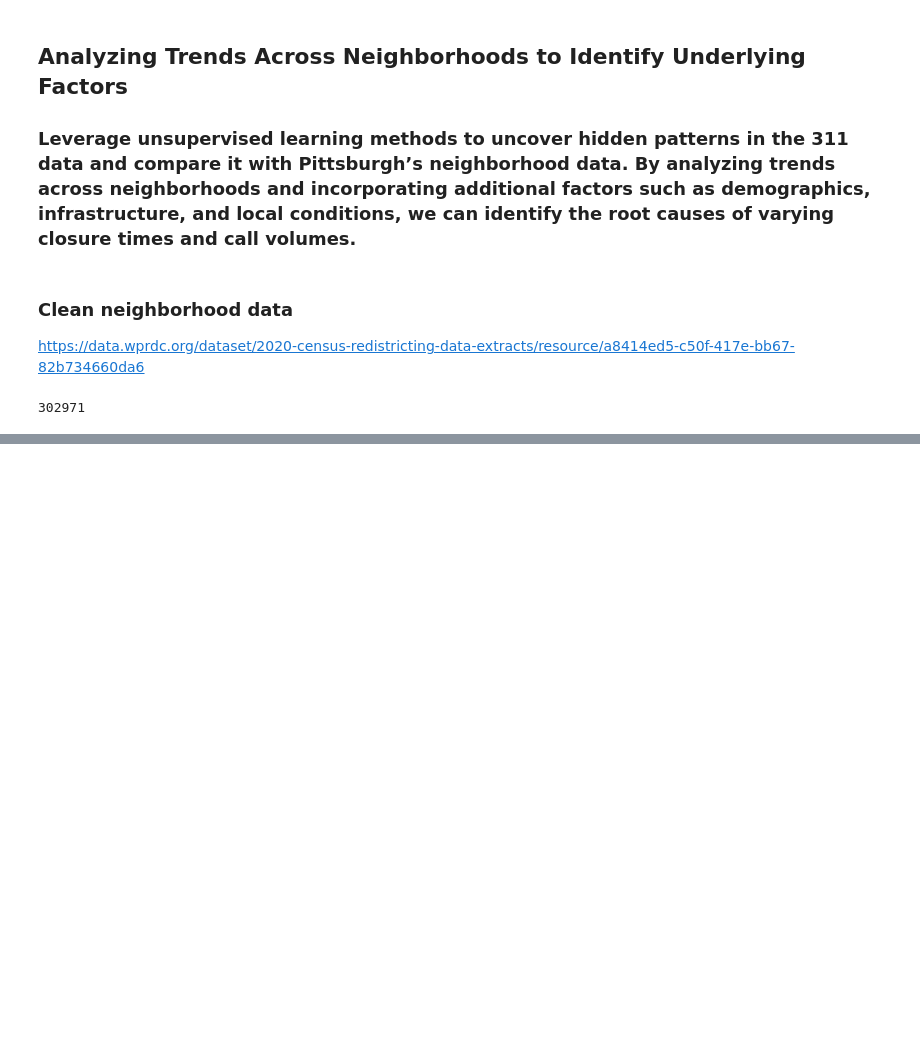
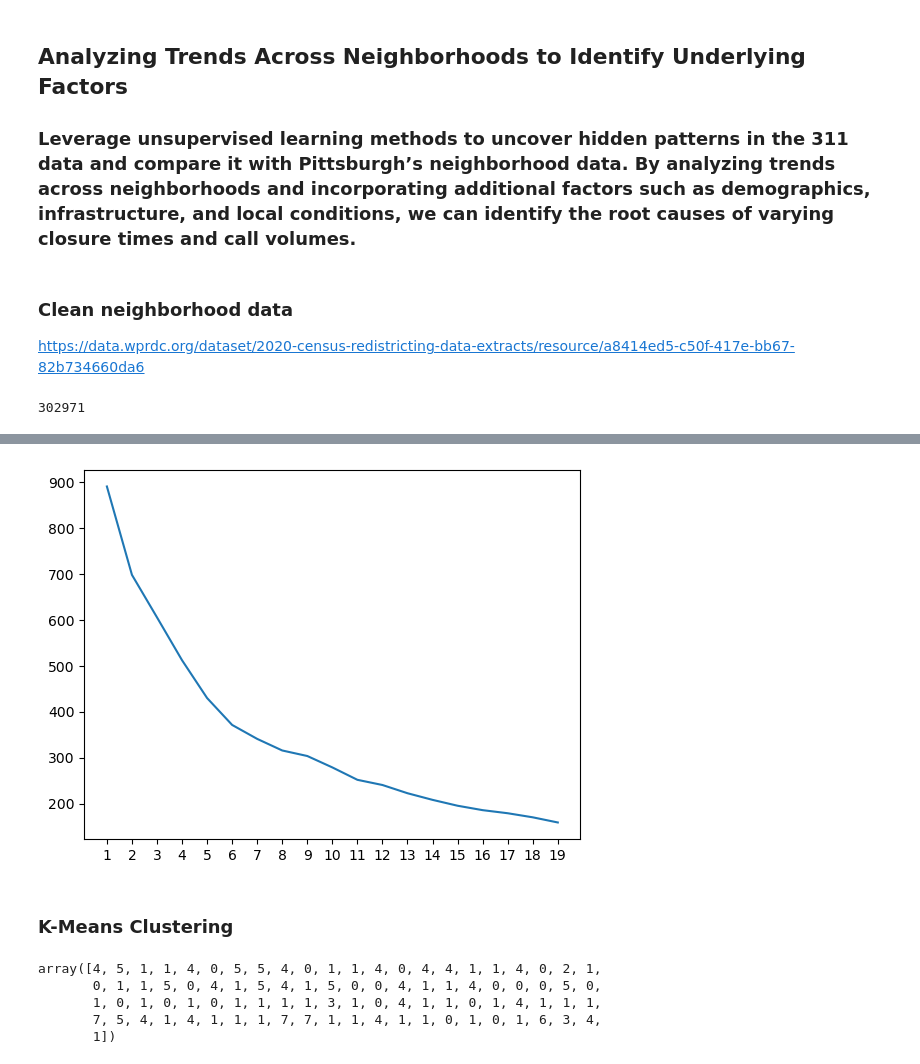
Before and after one commit to kanikaselva/311analysis, a Jupyter notebook: Analysis/3. NeighborhoodAnalysis.ipynb, the cells around one changed output, grey strips where cells are left out. Saved outputs shown, nothing was run; the diff lists cells and outputs as text; code cells hidden in the pictures; blank space fills up the shorter version.

```diff
--- a/Analysis/3. NeighborhoodAnalysis.ipynb
+++ b/Analysis/3. NeighborhoodAnalysis.ipynb
@@ -82,0 +95,6 @@ combineddf = pd.merge(df, neighborhoods, how = 'left', on = 'neighborhood')
+# %%
+# Changing each neighborhood's race columns to proportions of the neighborhood's population
+
+# Applying to all columns except 'neighborhood' and '2020_Total_Population'
+neighborhoods.iloc[:, 2:].astype('float64')
+neighborhoods.iloc[:, 3:] = neighborhoods.iloc[:, 3:].div(neighborhoods['2020_Total_Population'], axis=0)
@@ -82,0 +110,8 @@ combineddf = pd.merge(df, neighborhoods, how = 'left', on = 'neighborhood')
+# %%
+# Scaling data for PCA/clustering
+
+nScaled = neighborhoods.copy()
+nScaled = nScaled.drop(columns = ['_id', 'neighborhood'])
+
+nScaled[nScaled.columns] = StandardScaler().fit_transform(nScaled)
+nScaled.describe()
@@ -82,0 +157,11 @@ combineddf = pd.merge(df, neighborhoods, how = 'left', on = 'neighborhood')
+# %%
+# Finding inertia of dataset
+
+inertias = []
+
+for k in range(1, 20):
+  kmeans = KMeans(n_clusters = k, random_state = 7362)
+  kmeans.fit(nScaled)
+  inertias.append(kmeans.inertia_)
+
+inertias
@@ -82,0 +188,9 @@ combineddf = pd.merge(df, neighborhoods, how = 'left', on = 'neighborhood')
+# %%
+# Plotting elbow graph - 7 clusters
+
+plt.xticks(range(1, 20))
+plt.plot(range(1, 20), inertias)
+
+plt.show()
+# %% [output]
+[figure, added]
@@ -82,0 +199,15 @@ combineddf = pd.merge(df, neighborhoods, how = 'left', on = 'neighborhood')
+# %% [markdown]
+### K-Means Clustering
+# %%
+# Getting cluster labels
+
+kmeans = KMeans(n_clusters = numClusters, random_state = 7362)
+kmeans_model = kmeans.fit(nScaled)
+
+kmeans_model.labels_
+# %% [output]
+array([4, 5, 1, 1, 4, 0, 5, 5, 4, 0, 1, 1, 4, 0, 4, 4, 1, 1, 4, 0, 2, 1,
+       0, 1, 1, 5, 0, 4, 1, 5, 4, 1, 5, 0, 0, 4, 1, 1, 4, 0, 0, 0, 5, 0,
+       1, 0, 1, 0, 1, 0, 1, 1, 1, 1, 3, 1, 0, 4, 1, 1, 0, 1, 4, 1, 1, 1,
+       7, 5, 4, 1, 4, 1, 1, 1, 7, 7, 1, 1, 4, 1, 1, 0, 1, 0, 1, 6, 3, 4,
+       1])
```
Also changed, not shown: parts of 27 cells of this notebook.
